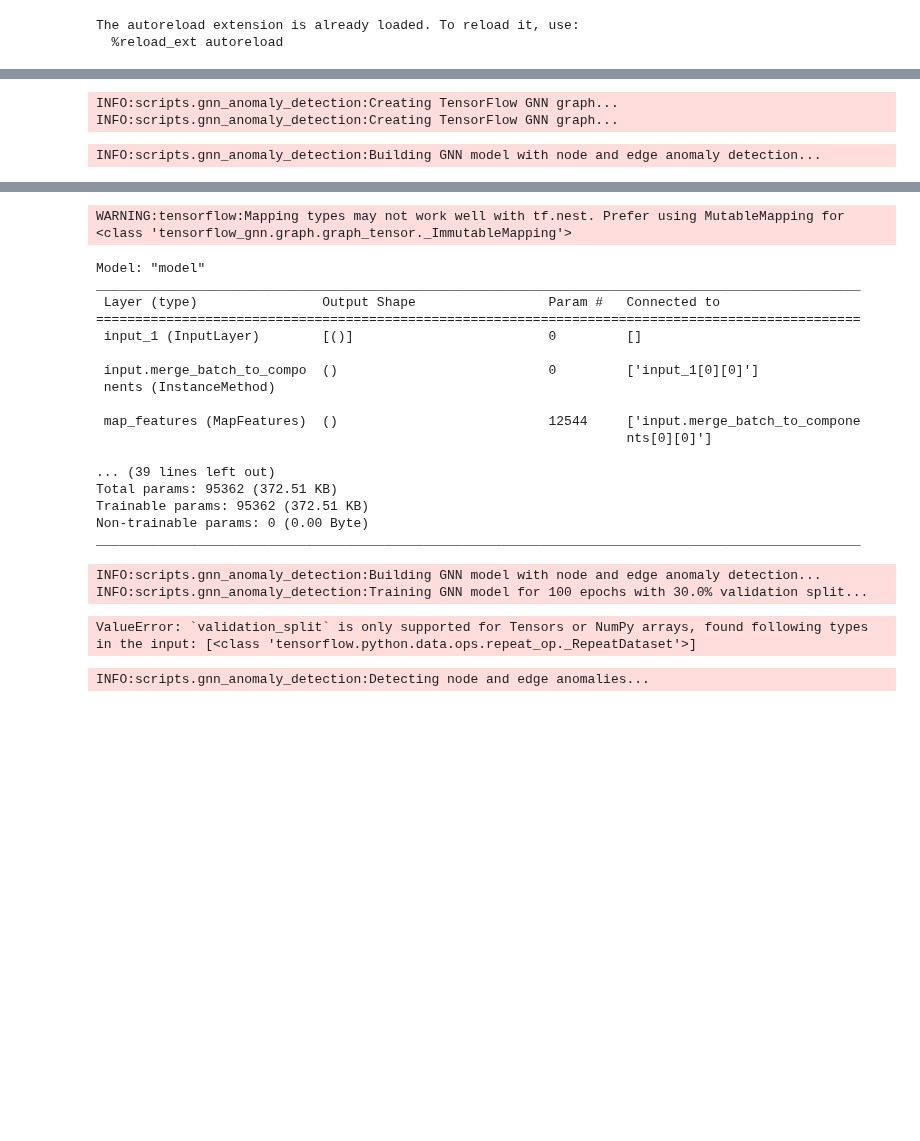
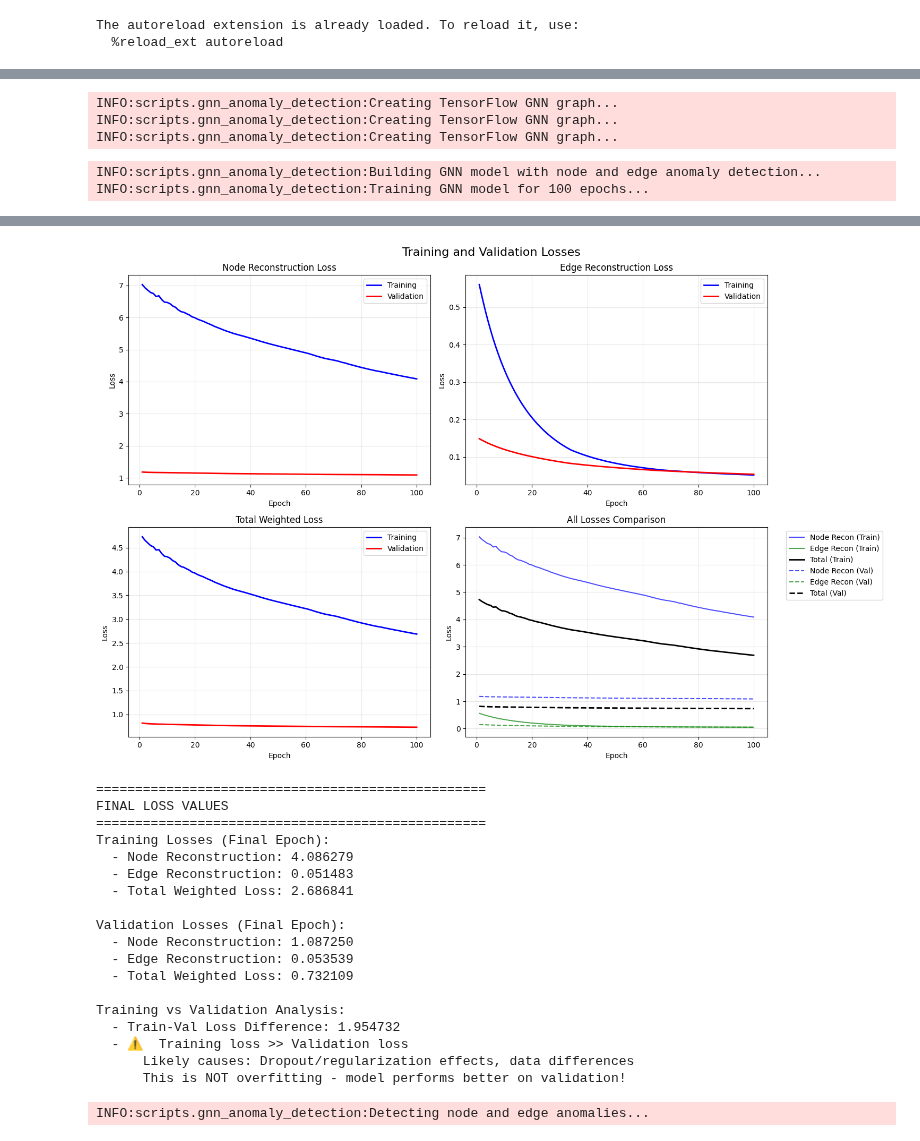
Before and after one commit to RonanB400/decp_ml, a Jupyter notebook: notebooks/RBE_GNN_2.ipynb, the cells around one changed output, grey strips where cells are left out. Drawn from its saved outputs; the diff is of its cells as text; code cells hidden in the pictures; blank space fills up the shorter version.

Commit message:
Reverted back to validation_dataset instead of cross_val

```diff
--- a/notebooks/RBE_GNN_2.ipynb
+++ b/notebooks/RBE_GNN_2.ipynb
@@ -38,9 +38,10 @@ data_path = os.path.join(os.path.dirname(os.getcwd()), 'data')
 
 df = graph_builder.load_data(data_path)
 
-X_train_preproc, X_test_preproc, X_train, X_test = graph_builder.preprocess_data(df)
+X_train_preproc, X_val_preproc, X_test_preproc, X_train, X_val, X_test = graph_builder.preprocess_data(df)
 
 X_train_graph = graph_builder.create_graph(X_train_preproc, X_train, type='train')
+X_val_graph = graph_builder.create_graph(X_val_preproc, X_val, type='val')
 X_test_graph = graph_builder.create_graph(X_test_preproc, X_test, type='test')
 # %% [output]
 INFO:scripts.gnn_anomaly_detection:Loading data from /home/ronan/code/RonanB400/Project/decp_ml/data
@@ -54,19 +70,29 @@ data_path = os.path.join(os.path.dirname(os.getcwd()), 'data')
 with open(os.path.join(data_path, 'graph_data_train.pkl'), 'rb') as f:
     X_train_graph = pickle.load(f)
 
+with open(os.path.join(data_path, 'graph_data_val.pkl'), 'rb') as f:
+    X_val_graph = pickle.load(f)
+
 with open(os.path.join(data_path, 'graph_data_test.pkl'), 'rb') as f:
     X_test_graph = pickle.load(f)
 
 gnn_detector = GNNAnomalyDetector(hidden_dim=64, output_dim=32, num_layers=3)
 
-# Scale features before creating TensorFlow graph
+# Train graph
 node_features_train = X_train_graph['node_features']
 edge_features_train = X_train_graph['edge_features']
 
 X_train_tf_graph = gnn_detector.create_tensorflow_graph(X_train_graph, node_features_train, edge_features_train)
 gnn_detector.graph_tensor_train = X_train_tf_graph
 
-# Scale features before creating TensorFlow graph
+# Val graph
+node_features_val = X_val_graph['node_features']
+edge_features_val = X_val_graph['edge_features']
+
+X_val_tf_graph = gnn_detector.create_tensorflow_graph(X_val_graph, node_features_val, edge_features_val)
+gnn_detector.graph_tensor_val = X_val_tf_graph
+
+# Test graph
 node_features_test = X_test_graph['node_features']
 edge_features_test = X_test_graph['edge_features']
 
@@ -75,8 +101,12 @@ gnn_detector.graph_tensor_test = X_test_tf_graph
 # %% [output]
 INFO:scripts.gnn_anomaly_detection:Creating TensorFlow GNN graph...
 INFO:scripts.gnn_anomaly_detection:Creating TensorFlow GNN graph...
+INFO:scripts.gnn_anomaly_detection:Creating TensorFlow GNN graph...
 # %%
-gnn_detector.model = gnn_detector.build_model(X_train_graph['node_features'].shape[1], X_train_graph['edge_features'].shape[1])
-gnn_detector.model.summary()
+gnn_detector.model = gnn_detector.build_model(X_train_graph['node_features'].shape[1], X_train_graph['edge_features'].shape[1],
+                                              l2_regularization=0, dropout_rate=0)
+history = gnn_detector.train(X_train_tf_graph, X_val_tf_graph, epochs=100)
+gnn_detector.plot_training_history(history)
 # %% [output]
 INFO:scripts.gnn_anomaly_detection:Building GNN model with node and edge anomaly detection...
+INFO:scripts.gnn_anomaly_detection:Training GNN model for 100 epochs...
@@ -86,30 +133,22 @@ WARNING:tensorflow:Mapping types may not work well with tf.nest. Prefer using Mu
+[figure, added]
-WARNING:tensorflow:Mapping types may not work well with tf.nest. Prefer using MutableMapping for <class 'tensorflow_gnn.graph.graph_tensor._ImmutableMapping'>
+==================================================
+FINAL LOSS VALUES
+==================================================
+Training Losses (Final Epoch):
+  - Node Reconstruction: 4.086279
+  - Edge Reconstruction: 0.051483
+  - Total Weighted Loss: 2.686841
+
+Validation Losses (Final Epoch):
+  - Node Reconstruction: 1.087250
+  - Edge Reconstruction: 0.053539
+  - Total Weighted Loss: 0.732109
+
+Training vs Validation Analysis:
+  - Train-Val Loss Difference: 1.954732
+  - ⚠️  Training loss >> Validation loss
+      Likely causes: Dropout/regularization effects, data differences
+      This is NOT overfitting - model performs better on validation!
-Model: "model"
-__________________________________________________________________________________________________
- Layer (type)                Output Shape                 Param #   Connected to
-==================================================================================================
- input_1 (InputLayer)        [()]                         0         []
-
- input.merge_batch_to_compo  ()                           0         ['input_1[0][0]']
- nents (InstanceMethod)
-
- map_features (MapFeatures)  ()                           12544     ['input.merge_batch_to_compone
-                                                                    nts[0][0]']
-
-... (39 lines left out)
-Total params: 95362 (372.51 KB)
-Trainable params: 95362 (372.51 KB)
-Non-trainable params: 0 (0.00 Byte)
-__________________________________________________________________________________________________
-# %%
-gnn_detector.model = gnn_detector.build_model(X_train_graph['node_features'].shape[1], X_train_graph['edge_features'].shape[1],
-                                              l2_regularization=0, dropout_rate=0)
-history = gnn_detector.train(X_train_tf_graph, epochs=100)
-gnn_detector.plot_training_history(history)
-# %% [output]
-INFO:scripts.gnn_anomaly_detection:Building GNN model with node and edge anomaly detection...
-INFO:scripts.gnn_anomaly_detection:Training GNN model for 100 epochs with 30.0% validation split...
-ValueError: `validation_split` is only supported for Tensors or NumPy arrays, found following types in the input: [<class 'tensorflow.python.data.ops.repeat_op._RepeatDataset'>]
 # %%
 
 (node_reconstruction_error, edge_reconstruction_error,
```
Also changed, not shown: parts of 2 cells of this notebook, 1 other file.
